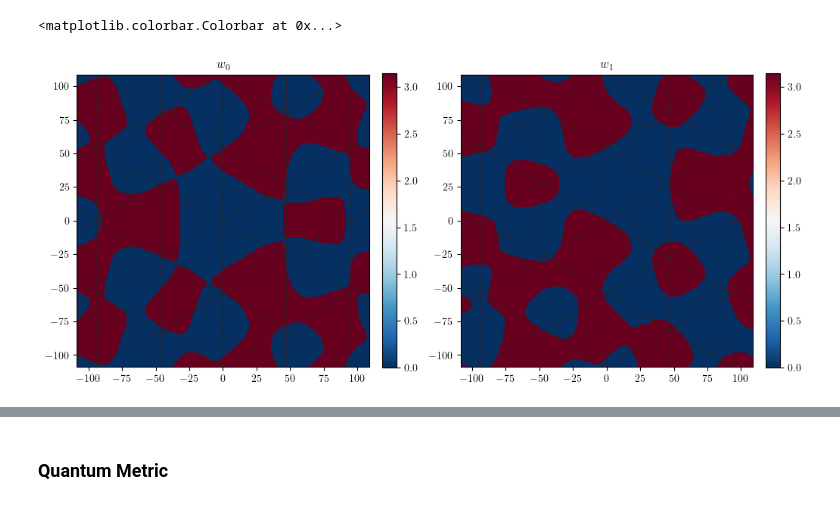
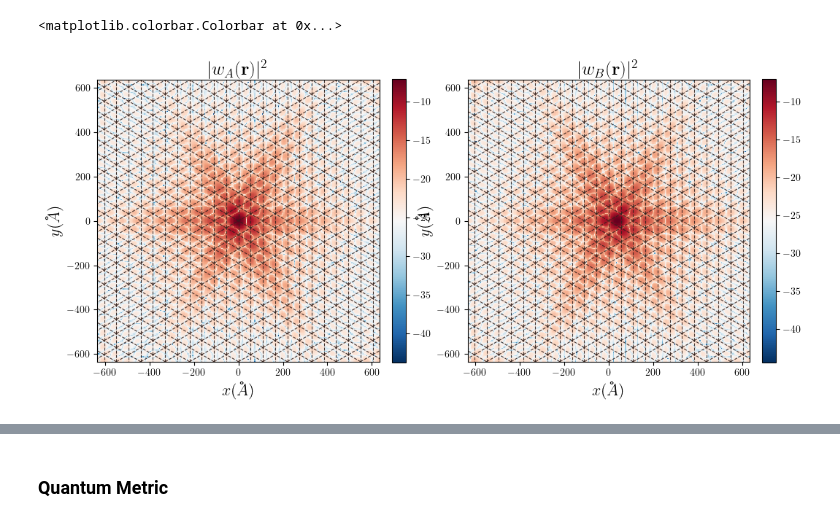
Before and after one commit to sanhq17/moire_heterobilayers, a Jupyter notebook: notebooks/wannier_two_bands.ipynb, the cells around one changed output, grey strips where cells are left out. Cells and saved outputs as stored; diff of their text form; code cells hidden in the pictures.

```diff
--- a/notebooks/wannier_two_bands.ipynb
+++ b/notebooks/wannier_two_bands.ipynb
@@ -114,17 +126,47 @@ plt.savefig("plots/wanniers_two_bands.pdf", dpi=300, bbox_inches='tight')
-# %%
-fig, ax = plt.subplots(1, 2, figsize=(12, 8))
-im = sys.plot_wannier_function(ax[0], X, Y, k_points)
-
-ax[0].set_title(r"$w_0$")
-extent = [X.min(), X.max(), Y.min(), Y.max()]
-sys.plot_triangular_lattice(ax[0], extent)
-im0 = sys.plot_wavefunction_phase(ax[0], wannier1, extent, cmap='RdBu_r')
-plt.colorbar(im0, fraction=0.046, pad=0.04)
-
-ax[1].set_title(r"$w_1$")
-sys.plot_triangular_lattice(ax[1], extent)
-im1 = sys.plot_wavefunction_phase(ax[1], wannier2, extent, cmap='RdBu_r')
-plt.colorbar(im1, fraction=0.046, pad=0.04)
-# %% [output]
-<matplotlib.colorbar.Colorbar at 0x...>
-[figure, removed]
+# %%
+scale = 10.0
+extent = [-scale * sys.aM, scale * sys.aM, -scale * sys.aM, scale * sys.aM]
+
+Nx = 300
+Ny = 300
+
+x = np.linspace(-scale * sys.aM, scale * sys.aM, Nx)
+y = np.linspace(-scale * sys.aM, scale * sys.aM, Ny)
+X, Y = np.meshgrid(x, y)
+
+k_points = sys.mesh_k_unit_cell(Nx=21, Ny=21)
+
+## Trial functions centers
+RA = np.zeros(2)
+v2 = sys.a1.copy()
+v2[1] = - v2[1]
+RB = (sys.a1 + v2) / 3
+
+wanniers = sys.wannier_wavefunction_2band(X, Y, k_points, trial_centers= np.array([RA, RB]))
+
+wannier1 = wanniers[0, :, :]
+wannier2 = wanniers[1, :, :]
+
+
+fig, ax = plt.subplots(1, 2, figsize=(12, 8))
+im = sys.plot_wannier_function(ax[0], X, Y, k_points)
+
+ax[0].set_title(r"$|w_A(\mathbf{r})|^2$", fontsize=18)
+ax[0].set_xlabel(r'$x (\AA)$', fontsize=16)
+ax[0].set_ylabel(r'$y (\AA)$', fontsize=16)
+extent = [X.min(), X.max(), Y.min(), Y.max()]
+sys.plot_triangular_lattice(ax[0], extent)
+im0 = ax[0].imshow(np.log(np.abs(wannier1)**2), extent=extent, origin='lower',
+                    interpolation='none', cmap='RdBu_r')
+plt.colorbar(im0,fraction=0.046, pad=0.04)
+
+ax[1].set_title(r"$|w_B(\mathbf{r})|^2$", fontsize=18)
+ax[1].set_xlabel(r'$x (\AA)$', fontsize=16)
+ax[1].set_ylabel(r'$y (\AA)$', fontsize=16)
+sys.plot_triangular_lattice(ax[1], extent)
+im1 = ax[1].imshow(np.log(np.abs(wannier2)**2), extent=extent, origin='lower',
+                    interpolation='none', cmap='RdBu_r')
+plt.colorbar(im1, fraction=0.046, pad=0.04)
+# %% [output]
+<matplotlib.colorbar.Colorbar at 0x...>
+[figure, added]
```
Also changed, not shown: parts of 8 cells of this notebook, 7 other files.
